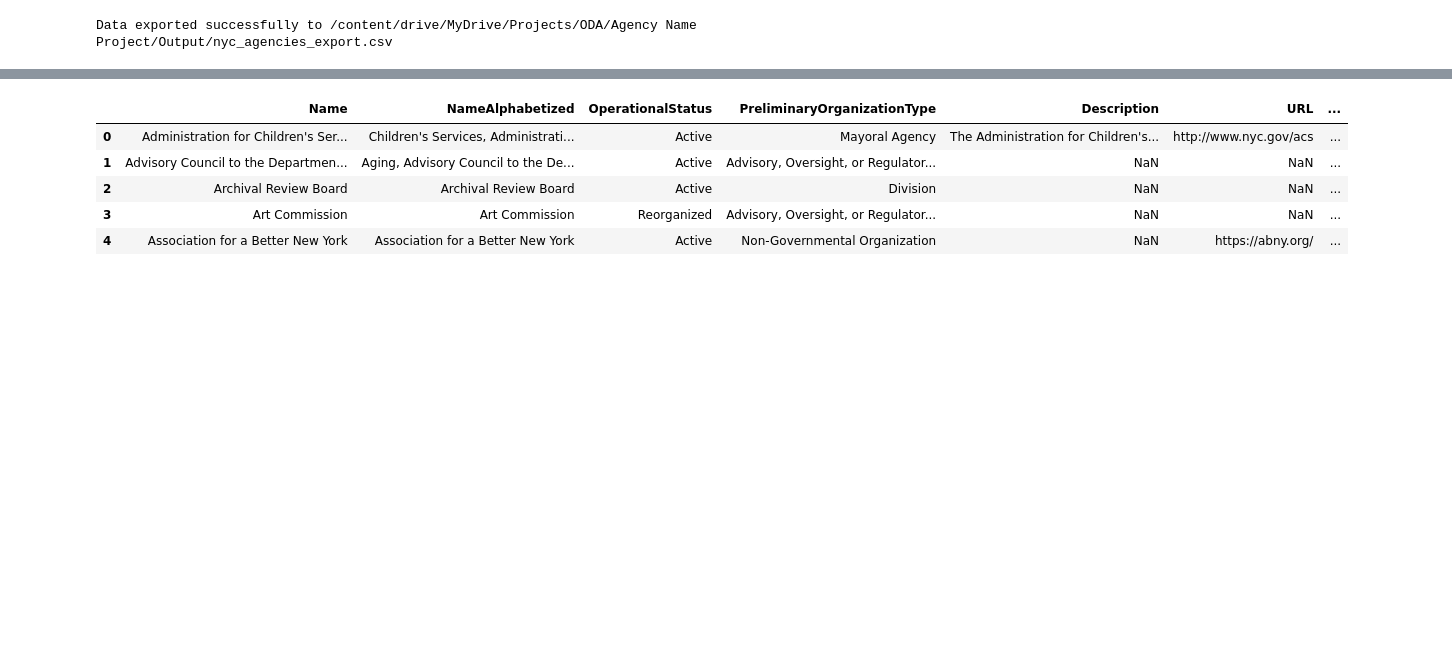
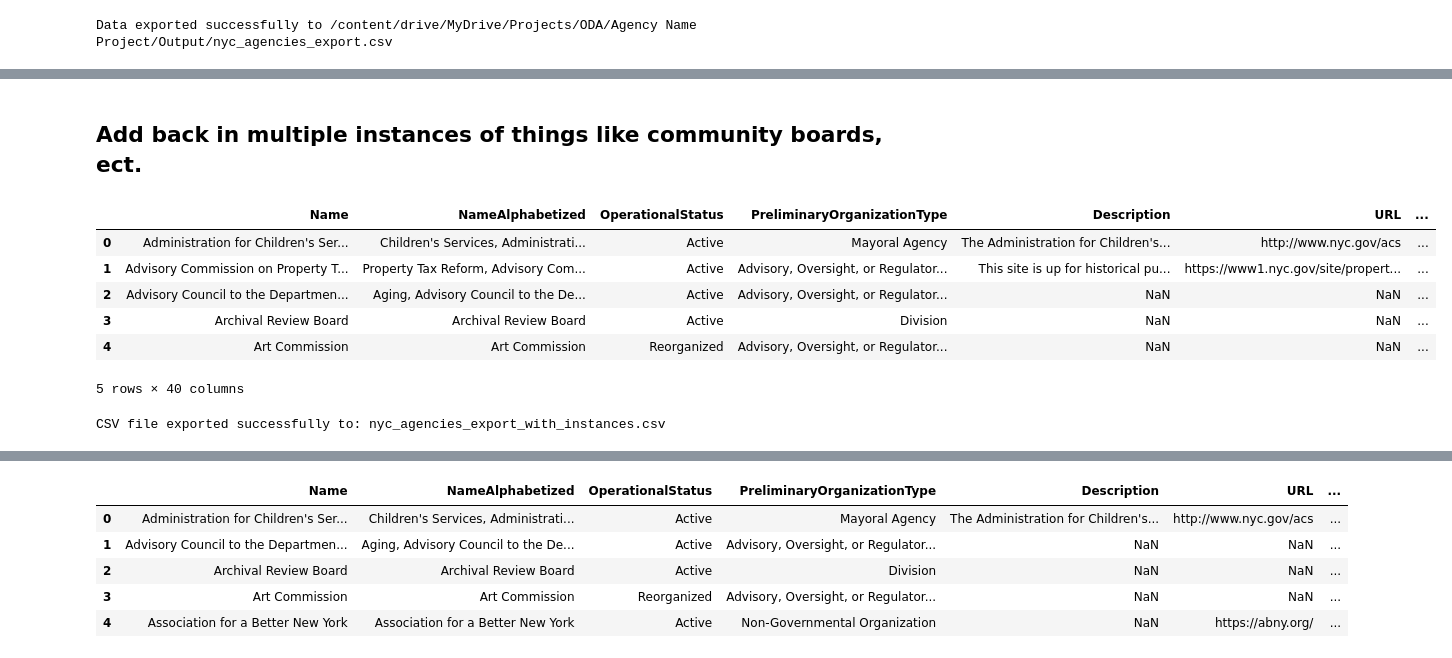
Before and after one commit to MODA-NYC/Agency-Name-Project, a Jupyter notebook: notebooks/Agency_Name_Project.ipynb, the cells around one changed output, grey strips where cells are left out. Saved outputs shown, nothing was run; the diff lists cells and outputs as text; code cells hidden in the pictures; blank space fills up the shorter version.

Commit message:
Updated the Jupyter notebook a bit

```diff
--- a/notebooks/Agency_Name_Project.ipynb
+++ b/notebooks/Agency_Name_Project.ipynb
@@ -22,0 +21,13 @@ Mounted at /content/drive
+# %%
+import os
+
+# Set BASE_PATH to the project root (one level up from the notebooks directory)
+BASE_PATH = os.path.dirname(os.getcwd())
+
+def get_file_path(*paths):
+    full_path = os.path.join(BASE_PATH, *paths)
+    print(f"Attempting to access: {full_path}")
+    return full_path
+
+print(f"Project root directory (BASE_PATH): {BASE_PATH}")
+print(f"Contents of project root: {os.listdir(BASE_PATH)}")
@@ -2335,0 +2354,13 @@ Data exported successfully to /content/drive/MyDrive/Projects/ODA/Agency Name Pr
+# %%
+import os
+
+# Set BASE_PATH to the project root (one level up from the notebooks directory)
+BASE_PATH = os.path.dirname(os.getcwd())
+
+def get_file_path(*paths):
+    full_path = os.path.join(BASE_PATH, *paths)
+    print(f"Attempting to access: {full_path}")
+    return full_path
+
+print(f"Project root directory (BASE_PATH): {BASE_PATH}")
+print(f"Contents of project root: {os.listdir(BASE_PATH)}")
@@ -2335,0 +2370,5 @@ Data exported successfully to /content/drive/MyDrive/Projects/ODA/Agency Name Pr
+# %%
+file_path = get_file_path('data', 'processed', 'nyc_agencies_export.csv')
+
+# Read the CSV file
+nyc_agencies_export = pd.read_csv(file_path)
@@ -2461,0 +2385,2 @@ First few rows of nyc_agencies_phase2:
+# %% [markdown]
+## Add back in multiple instances of things like community boards, ect.
@@ -2461,0 +2469,17 @@ First few rows of nyc_agencies_phase2:
+# %%
+nyc_agencies_export_with_instances.head(5)
+# %% [output]
+|  | Name | NameAlphabetized | OperationalStatus | PreliminaryOrganizationType | Description | URL | ... |
+| 0 | Administration for Children's Ser... | Children's Services, Administrati... | Active | Mayoral Agency | The Administration for Children's... | http://www.nyc.gov/acs | ... |
+| 1 | Advisory Commission on Property T... | Property Tax Reform, Advisory Com... | Active | Advisory, Oversight, or Regulator... | This site is up for historical pu... | https://www1.nyc.gov/site/propert... | ... |
+| 2 | Advisory Council to the Departmen... | Aging, Advisory Council to the De... | Active | Advisory, Oversight, or Regulator... | NaN | NaN | ... |
+| 3 | Archival Review Board | Archival Review Board | Active | Division | NaN | NaN | ... |
+| 4 | Art Commission | Art Commission | Reorganized | Advisory, Oversight, or Regulator... | NaN | NaN | ... |
+5 rows × 40 columns
+# %%
+# Export nyc_agencies_export_with_instances as a CSV file
+output_path = 'nyc_agencies_export_with_instances.csv'
+nyc_agencies_export_with_instances.to_csv(output_path, index=False)
+print(f"CSV file exported successfully to: {output_path}")
+# %% [output]
+CSV file exported successfully to: nyc_agencies_export_with_instances.csv
```
Also changed, not shown: parts of 14 cells of this notebook, 9 other files.
